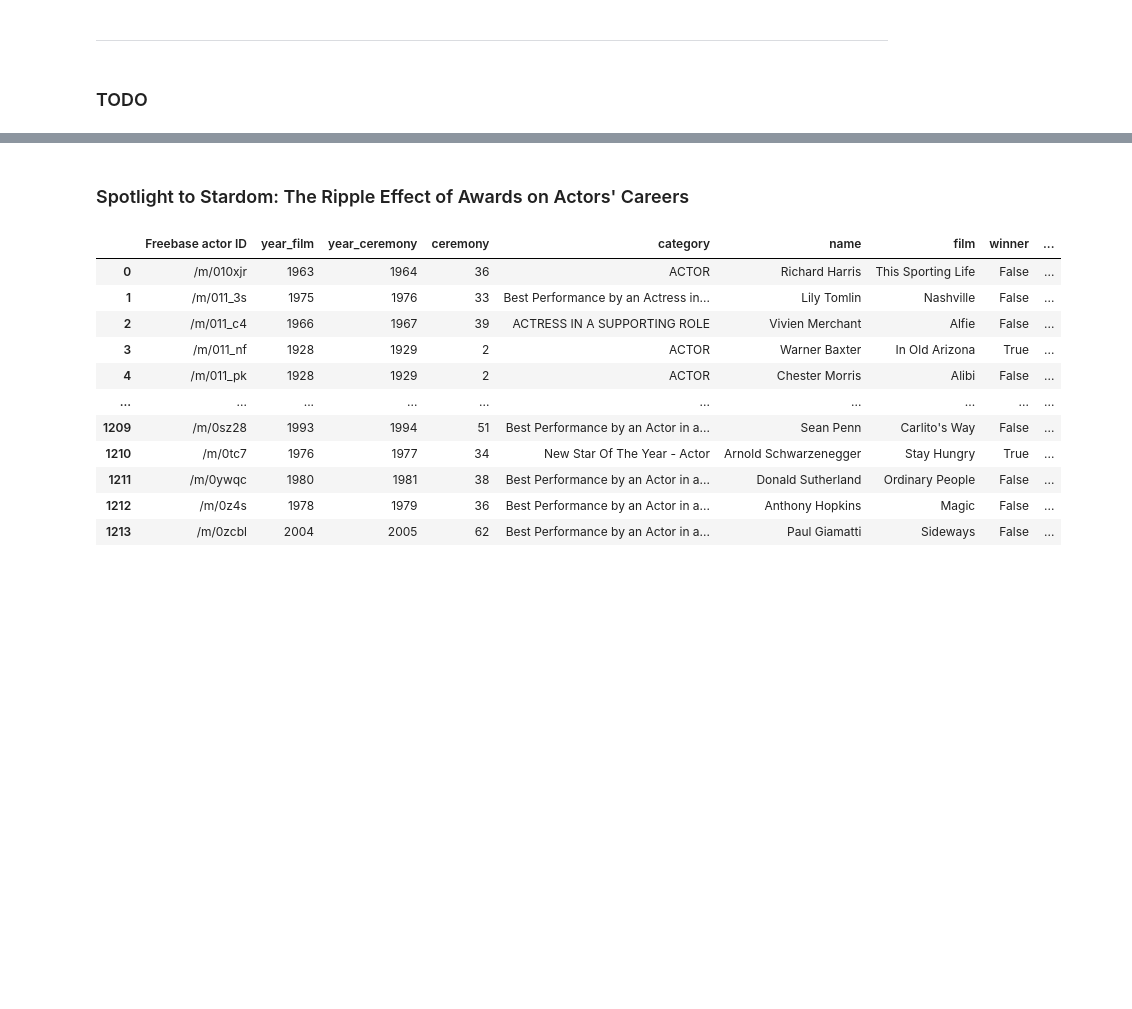
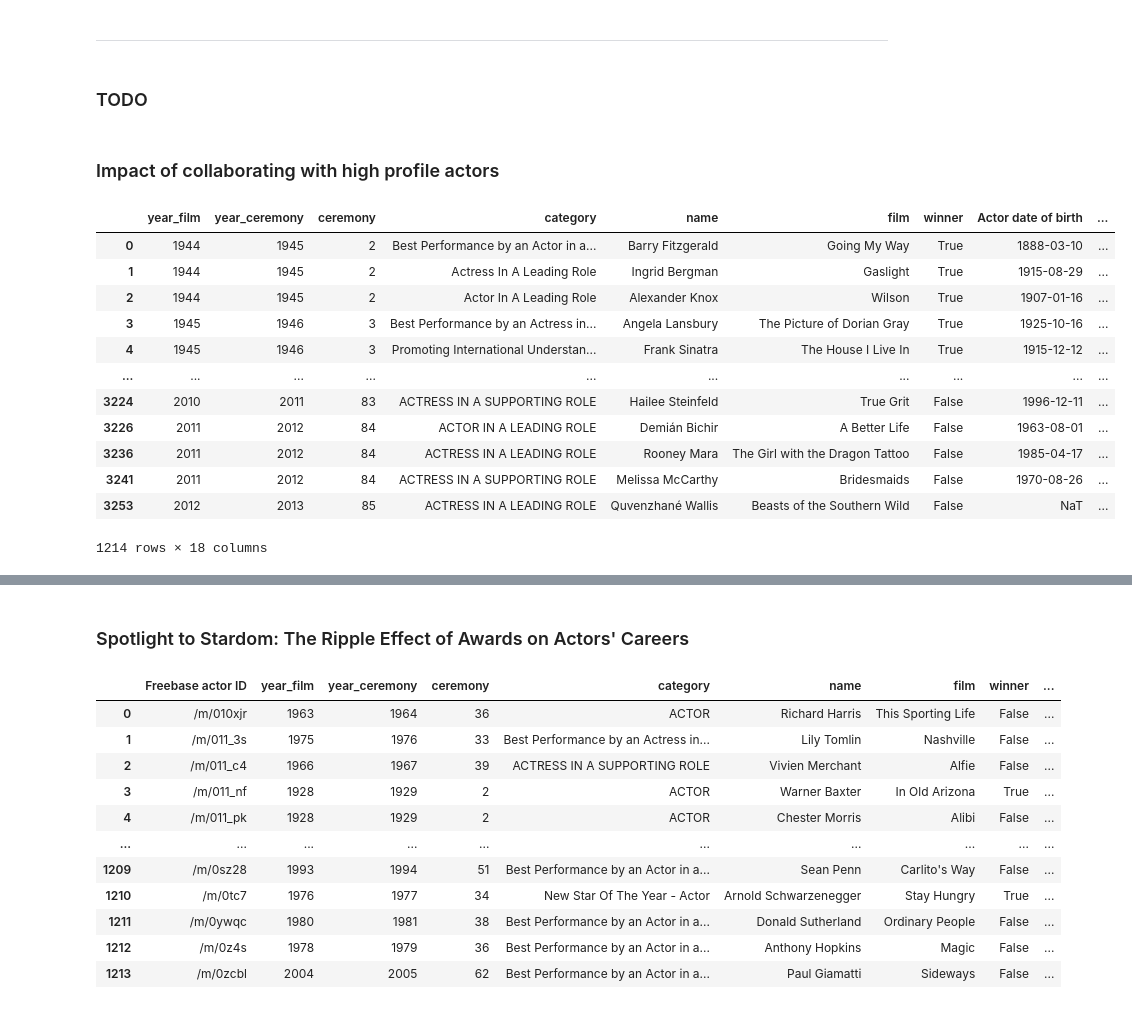
Before and after one commit to epfl-ada/ada-2023-project-cedars10452, a Jupyter notebook: Untitled.ipynb, the cells around one changed output, grey strips where cells are left out. Saved outputs shown, nothing was run; the diff lists cells and outputs as text; code cells hidden in the pictures; blank space fills up the shorter version.

```diff
--- a/Untitled.ipynb
+++ b/Untitled.ipynb
@@ -651,3 +651,22 @@ actor_awards
 ---
 # %% [markdown]
 ### TODO
+# %% [markdown]
+### Impact of collaborating with high profile actors ###
+# %%
+actor_nominees = actor_awards.drop_duplicates("Freebase actor ID")
+actor_nominees
+# %% [output]
+|  | year_film | year_ceremony | ceremony | category | name | film | winner | Actor date of birth | ... |
+| 0 | 1944 | 1945 | 2 | Best Performance by an Actor in a... | Barry Fitzgerald | Going My Way | True | 1888-03-10 | ... |
+| 1 | 1944 | 1945 | 2 | Actress In A Leading Role | Ingrid Bergman | Gaslight | True | 1915-08-29 | ... |
+| 2 | 1944 | 1945 | 2 | Actor In A Leading Role | Alexander Knox | Wilson | True | 1907-01-16 | ... |
+| 3 | 1945 | 1946 | 3 | Best Performance by an Actress in... | Angela Lansbury | The Picture of Dorian Gray | True | 1925-10-16 | ... |
+| 4 | 1945 | 1946 | 3 | Promoting International Understan... | Frank Sinatra | The House I Live In | True | 1915-12-12 | ... |
+| ... | ... | ... | ... | ... | ... | ... | ... | ... | ... |
+| 3224 | 2010 | 2011 | 83 | ACTRESS IN A SUPPORTING ROLE | Hailee Steinfeld | True Grit | False | 1996-12-11 | ... |
+| 3226 | 2011 | 2012 | 84 | ACTOR IN A LEADING ROLE | Demián Bichir | A Better Life | False | 1963-08-01 | ... |
+| 3236 | 2011 | 2012 | 84 | ACTRESS IN A LEADING ROLE | Rooney Mara | The Girl with the Dragon Tattoo | False | 1985-04-17 | ... |
+| 3241 | 2011 | 2012 | 84 | ACTRESS IN A SUPPORTING ROLE | Melissa McCarthy | Bridesmaids | False | 1970-08-26 | ... |
+| 3253 | 2012 | 2013 | 85 | ACTRESS IN A LEADING ROLE | Quvenzhané Wallis | Beasts of the Southern Wild | False | NaT | ... |
+1214 rows × 18 columns
```
Also changed, not shown: parts of 25 cells of this notebook.
